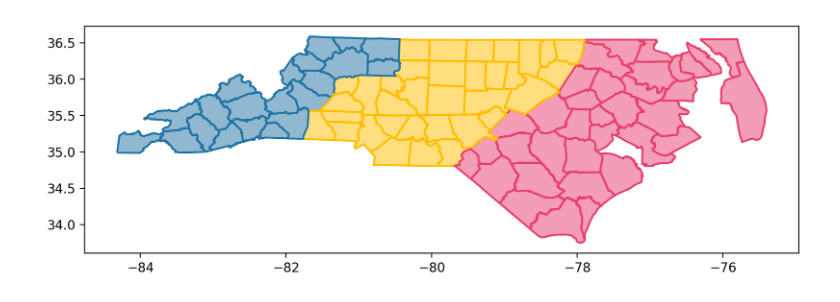
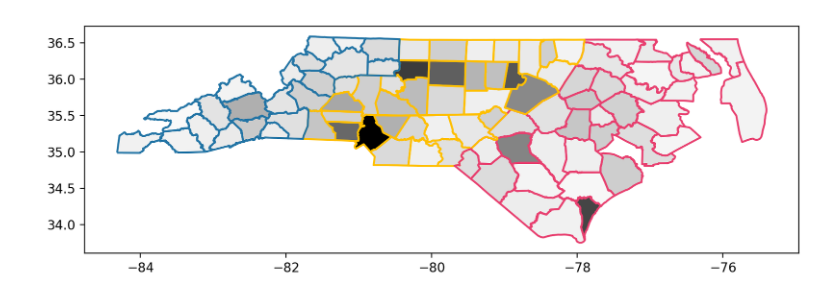
Before and after one commit to HenningAthor/SV_Crimes, a Jupyter notebook: BMI/visalizer.ipynb, the cells around one changed output. Saved outputs shown, nothing was run; the diff lists cells and outputs as text; code cells hidden in the pictures.

Commit message:
Add way to show relative values in visualizer script

```diff
--- a/BMI/visalizer.ipynb
+++ b/BMI/visalizer.ipynb
@@ -59,16 +75,19 @@ for key in osm_data:
 # %%
 region_color = {
     'central': '#FFBF00',
     'other': '#E83F6F',
     'west': '#2274A5'
 }
 
 plt.rcParams["figure.figsize"] = (10,10)
 plt.rcParams['figure.dpi'] = 200
 fig, ax = plt.subplots(1,1)
+
+content_type = "density"
+min_value, max_value = data[content_type].min(), data[content_type].max()
 for index,row in data.iterrows():
     identifier = filename(str(row['name']))
     gpd.GeoSeries(polygon_data[identifier]).boundary.plot(ax= ax, alpha=1, color=region_color[row['region']],zorder=3)
-    gpd.GeoSeries(polygon_data[identifier]).plot(ax= ax, alpha=0.5, color=region_color[row['region']],zorder=2)
+    gpd.GeoSeries(polygon_data[identifier]).plot(ax= ax, alpha=(data[content_type][index])/(max_value), color="black",zorder=2)
 # %% [output]
-[figure, old version]
+[figure, new version]
```
Also changed, not shown: parts of 1 cell of this notebook.
